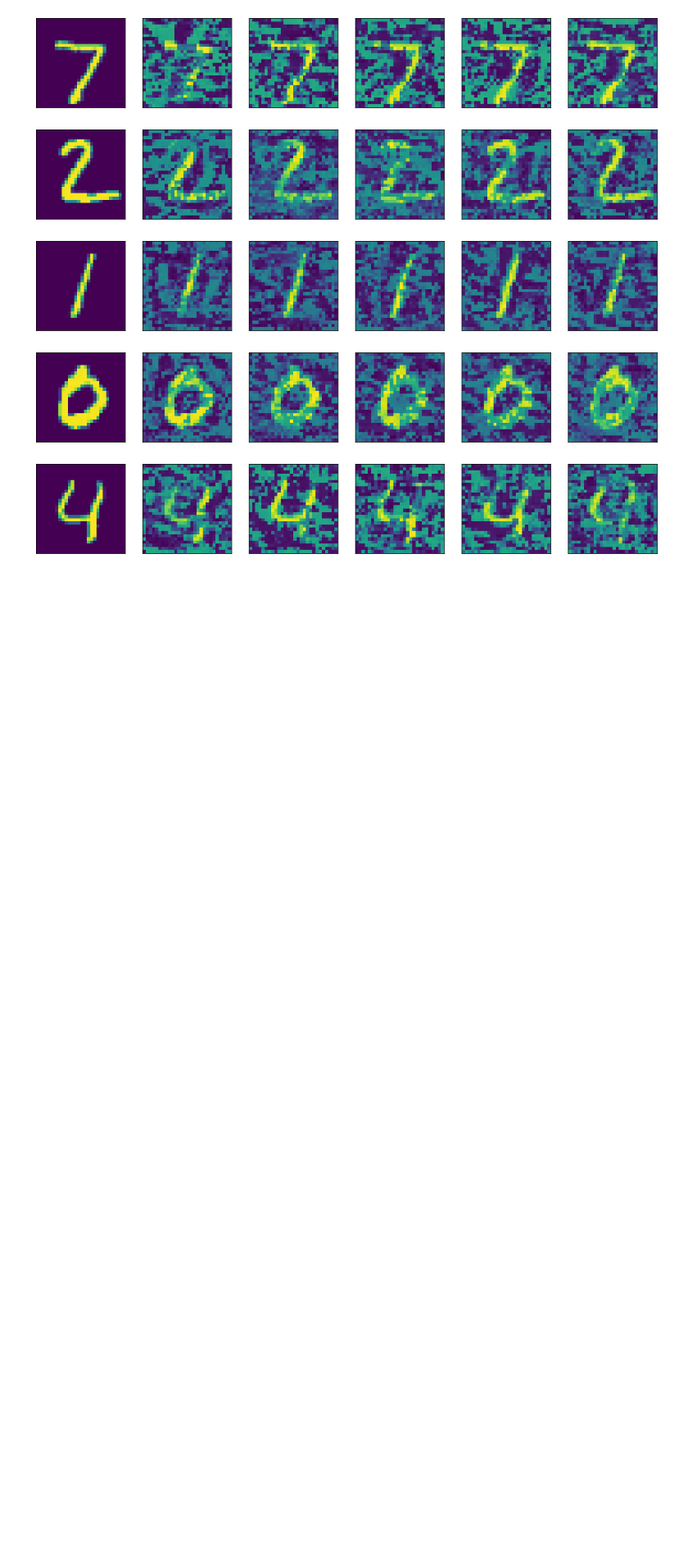
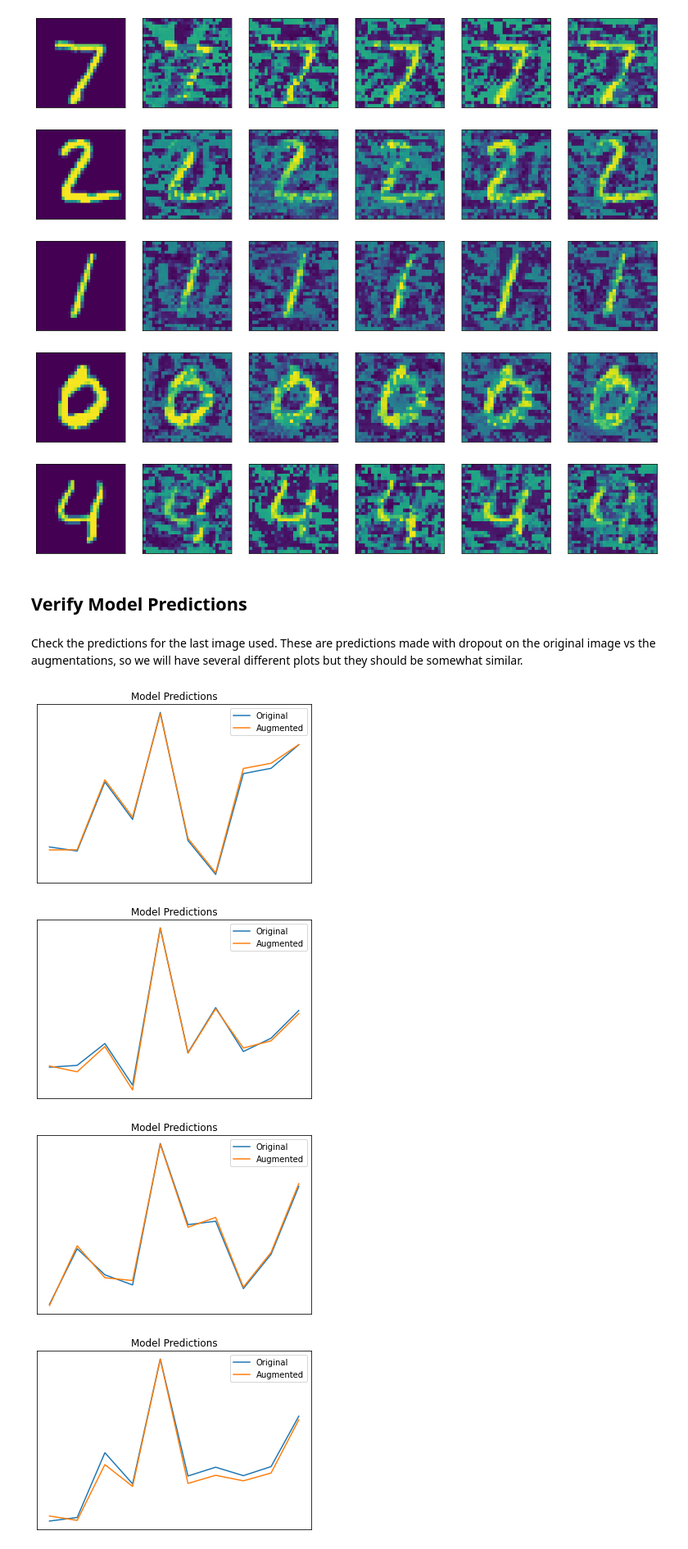
Before and after one commit to dkloving/dropviz, a Jupyter notebook: examples/mnist.ipynb, the cells around one changed output. Shown at 82% size. Saved outputs shown, nothing was run; the diff lists cells and outputs as text; code cells hidden in the pictures; blank space fills up the shorter version.

```diff
--- a/examples/mnist.ipynb
+++ b/examples/mnist.ipynb
@@ -118,3 +118,19 @@ for i in range(N):
 [figure]
 [figure]
 [figure]
+# %% [markdown]
+## Verify Model Predictions
+# %% [markdown]
+Check the predictions for the last image used. These are predictions made with dropout on the original image vs the augmentations, so we will have several different plots but they should be somewhat similar.
+# %%
+for j in range(len(output[0])):
+    plt.figure()
+    plt.plot(output[0][j], label='Original')
+    plt.plot(output[1][j], label='Augmented')
+    plt.title("Model Predictions")
+    plt.legend();
+# %% [output]
+[figure, added]
+[figure, added]
+[figure, added]
+[figure, added]
```
Also changed, not shown: parts of 1 cell of this notebook, 2 other files.
